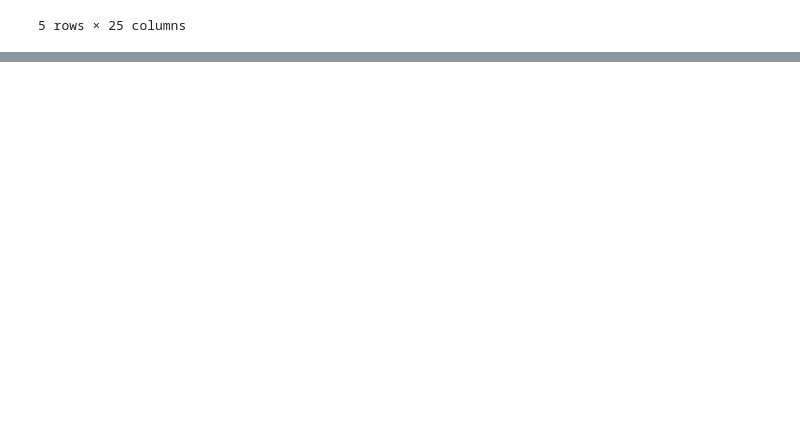
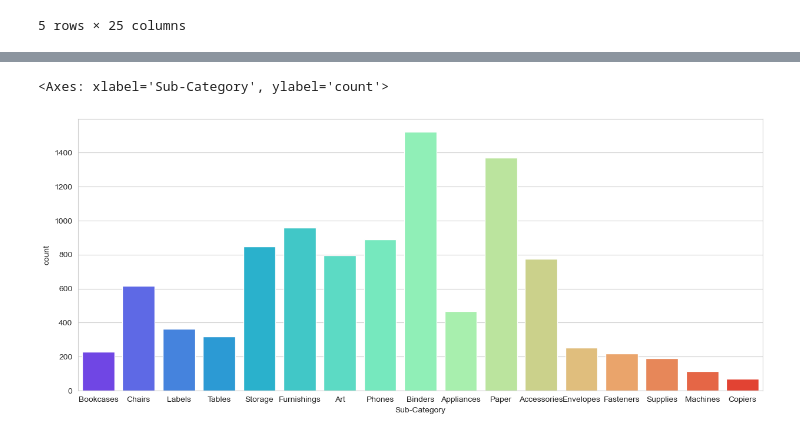
Before and after one commit to Sudha25a/E-Commerce-Project, a Jupyter notebook: E commerce Practice.ipynb, the cells around one changed output, grey strips where cells are left out. Cells and saved outputs as stored; diff of their text form; code cells hidden in the pictures; blank space fills up the shorter version.

```diff
--- a/E commerce Practice.ipynb
+++ b/E commerce Practice.ipynb
@@ -60,0 +118,8 @@ df.head(5)
+# %%
+# Let's try to visualize the 'SubCategory' column from the dataset.
+fig, ax = plt.subplots(figsize=(15, 6))
+sns.set_style('whitegrid')
+sns.countplot(x='Sub-Category',data=df, palette='rainbow')
+# %% [output]
+<Axes: xlabel='Sub-Category', ylabel='count'>
+[figure, added]
```
Also changed, not shown: parts of 38 cells of this notebook.
